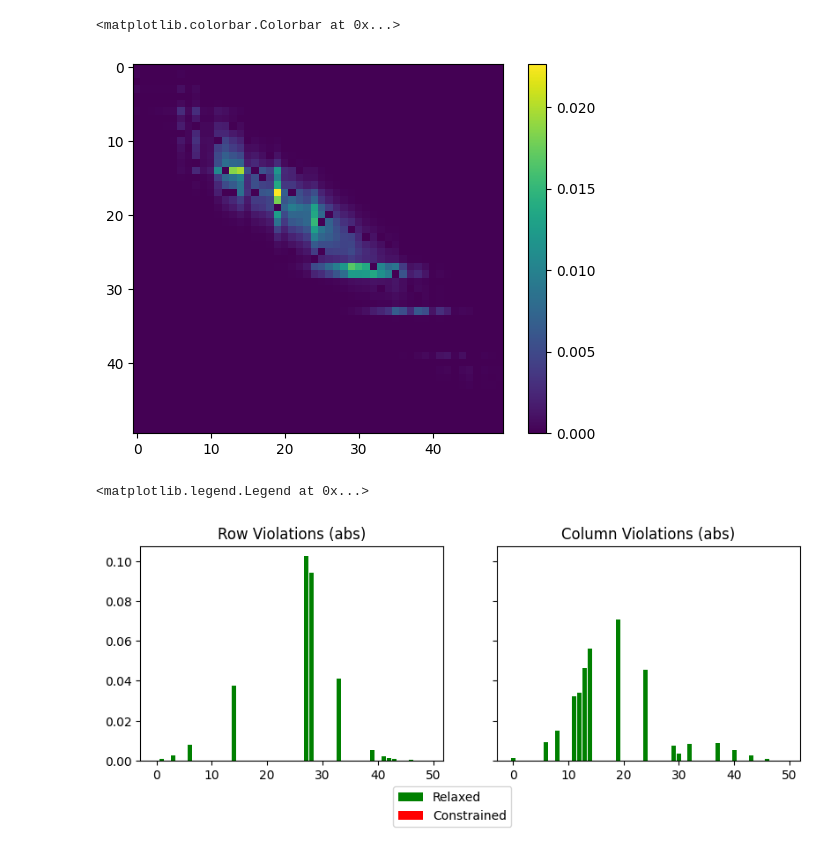
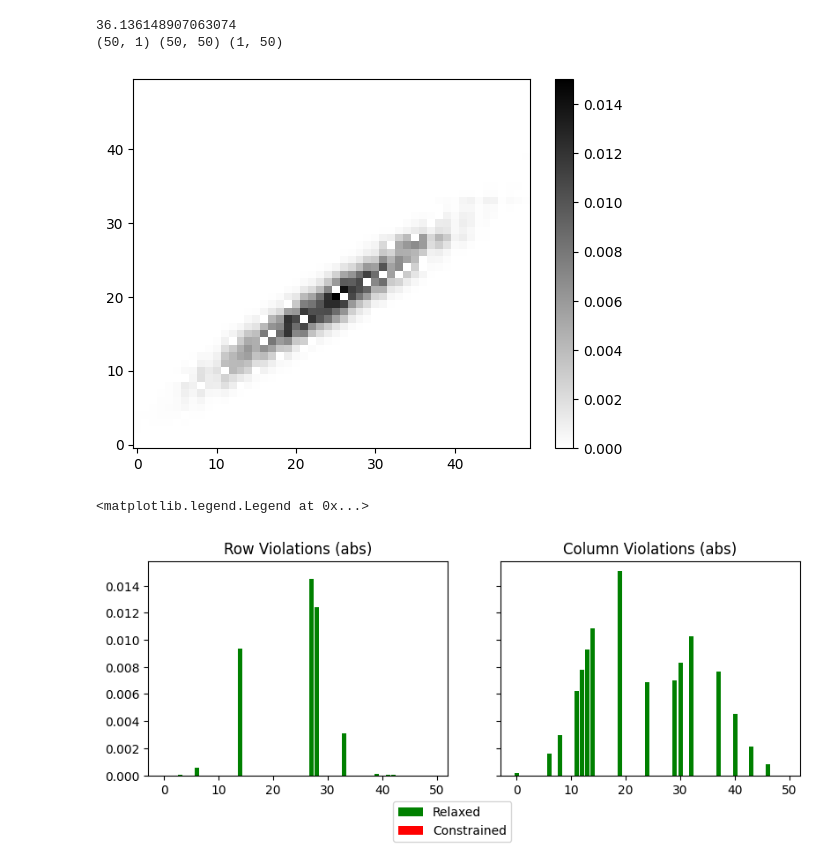
Before and after one commit to Langbridge/constrained-ot, a Jupyter notebook: first-paper/applications_script.ipynb, the cells around one changed output. Cells and saved outputs as stored; diff of their text form; code cells hidden in the pictures.

```diff
--- a/first-paper/applications_script.ipynb
+++ b/first-paper/applications_script.ipynb
@@ -12,11 +12,11 @@ num_a = 50
 num_b = 50
 num_blocked_pairs = 200
 
-num_iters = 200
+num_iters = 500
 # %%
-gamma_0 = 20.0 # regularisation
-gamma_c = 2.0 # column constraints
-gamma_r = 2.0 # row constraints
+gamma_0 = 10.0 # regularisation
+gamma_c = 20.0 # column constraints
+gamma_r = 20.0 # row constraints
 
 # select which constraints to enforce
 rows_to_relax = np.random.choice([0,1], size=(num_a,1), p=[0.75,0.25])
@@ -70,0 +72,10 @@ cbar = plt.colorbar()
+# %%
+T = K.copy()
+
+for i in range(num_iters):
+    T *= np.divide(mu[:,None], np.sum(T, axis=1, keepdims=True))
+    T *= np.divide(nu[None,:], np.sum(T, axis=0, keepdims=True))
+
+plt.pcolormesh(a, b, T, shading="auto", cmap="gray_r")
+plt.colorbar()
+print(np.sum(np.multiply(T, C)))
@@ -71,23 +98,26 @@ cbar = plt.colorbar()
 # %%
 T = K.copy()
 
 for i in range(num_iters):
     D1 = np.divide(mu[:,None], np.sum(T, axis=1, keepdims=True))
     D1 = np.pow(D1, row_exponent_0)
     T = D1 * T
     mu = (np.pow(D1, row_exponent_1) * mu[:,None]).reshape(-1,)
 
     D2 = np.divide(nu[None,:], np.sum(T, axis=0, keepdims=True))
     D2 = np.pow(D2, col_exponent_0)
     T = D2 * T
     nu = (np.pow(D2, col_exponent_1) * nu[None,:]).reshape(-1,)
 
-# plt.imshow(T, vmin=cbar.vmin, vmax=cbar.vmax)
-plt.imshow(T)
+plt.pcolormesh(a, b, T, shading="auto", cmap="gray_r")
 plt.colorbar()
+print(np.sum(np.multiply(T, C)))
+
+print(D1.shape, T.shape, D2.shape)
 # %% [output]
-<matplotlib.colorbar.Colorbar at 0x...>
+36.136148907063074
+(50, 1) (50, 50) (1, 50)
-[figure, old version]
+[figure, new version]
 # %%
 from matplotlib.patches import Patch
 
@@ -110,4 +140,4 @@ fig.tight_layout(pad=4)
 fig.legend(labels=['Relaxed', 'Constrained'], handles=[Patch(facecolor='green'), Patch(facecolor='red')], loc='outside lower center')
 # %% [output]
 <matplotlib.legend.Legend at 0x...>
-[figure, old version]
+[figure, new version]
```
Also changed, not shown: parts of 15 cells of this notebook, 3 other files.
